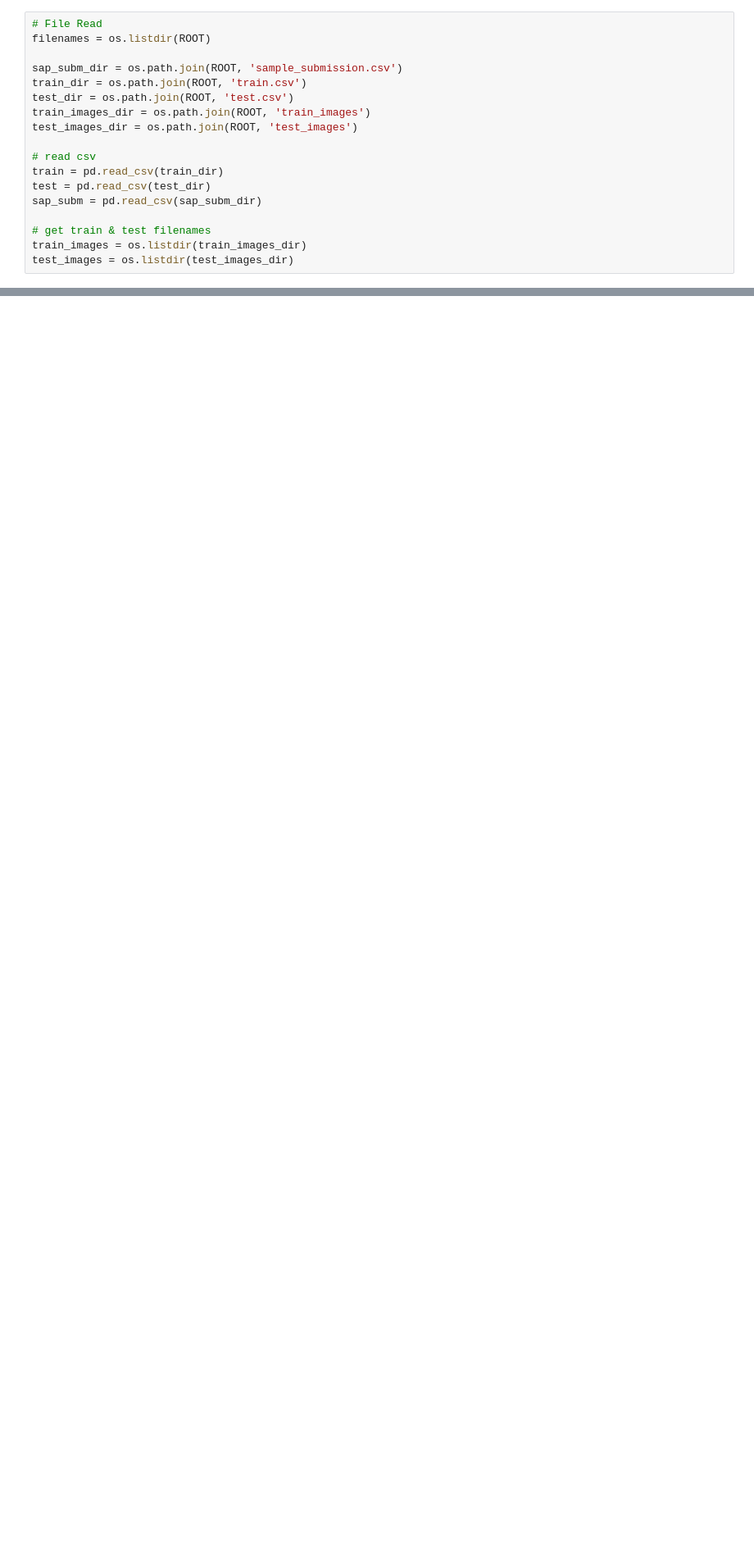
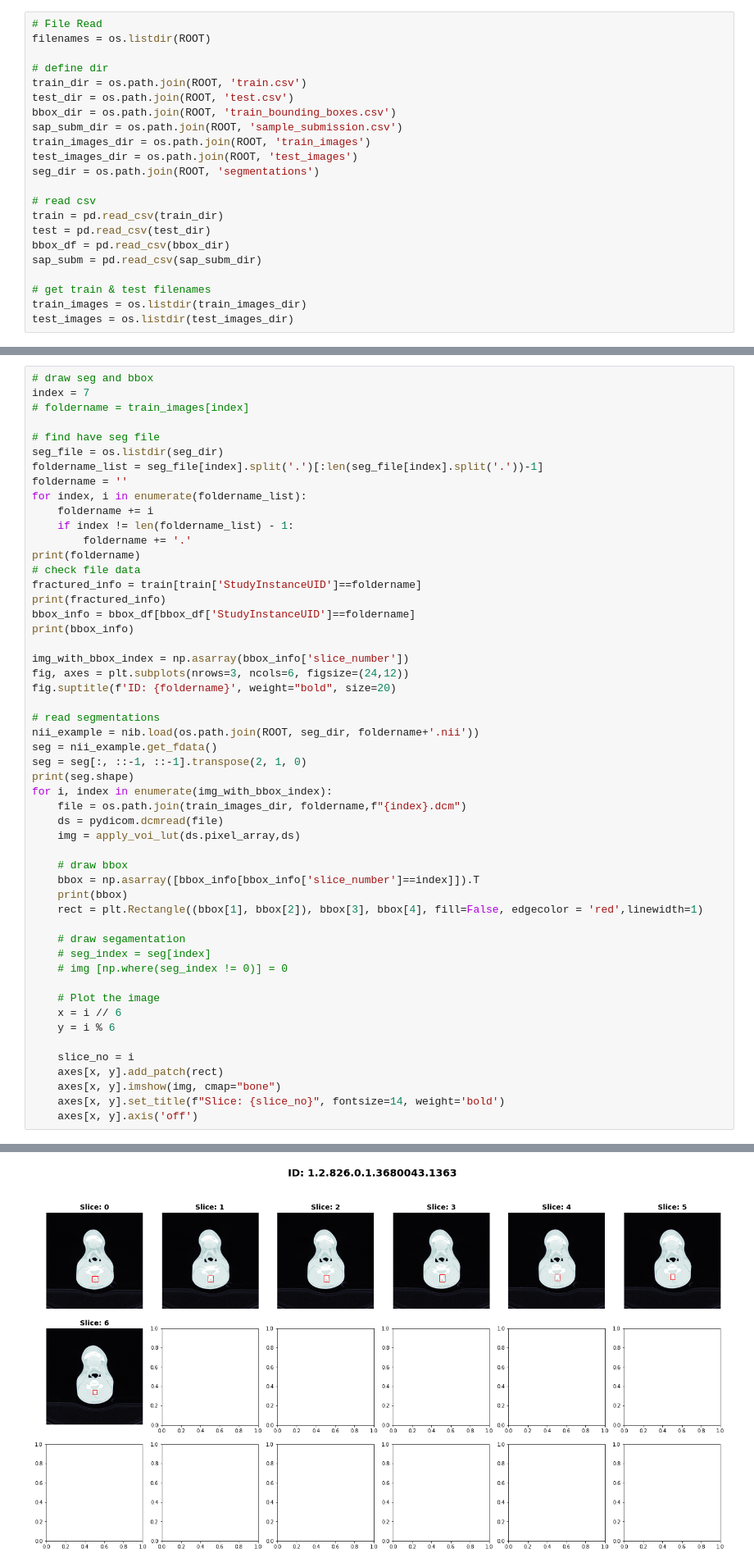
Before and after one commit to JavaZeroo/Kaggle, a Jupyter notebook: rsna-2022.ipynb, the cells around one changed output, grey strips where cells are left out. Shown: that part at 82% size. Saved outputs shown, nothing was run; the diff lists cells and outputs as text; blank space fills up the shorter version.

Commit message:
add draw bbox | need fix seg

```diff
--- a/rsna-2022.ipynb
+++ b/rsna-2022.ipynb
@@ -12,15 +14,19 @@ ROOT = 'D:\Code\RSNA\RSNA_data'
 # File Read
 filenames = os.listdir(ROOT)
 
-sap_subm_dir = os.path.join(ROOT, 'sample_submission.csv')
+# define dir
 train_dir = os.path.join(ROOT, 'train.csv')
 test_dir = os.path.join(ROOT, 'test.csv')
+bbox_dir = os.path.join(ROOT, 'train_bounding_boxes.csv')
+sap_subm_dir = os.path.join(ROOT, 'sample_submission.csv')
 train_images_dir = os.path.join(ROOT, 'train_images')
 test_images_dir = os.path.join(ROOT, 'test_images')
+seg_dir = os.path.join(ROOT, 'segmentations')
 
 # read csv
 train = pd.read_csv(train_dir)
 test = pd.read_csv(test_dir)
+bbox_df = pd.read_csv(bbox_dir)
 sap_subm = pd.read_csv(sap_subm_dir)
 
 # get train & test filenames
@@ -44,0 +47,53 @@ print(train[train['StudyInstanceUID']==foldername])
+# %%
+# draw seg and bbox
+index = 7
+# foldername = train_images[index]
+
+# find have seg file
+seg_file = os.listdir(seg_dir)
+foldername_list = seg_file[index].split('.')[:len(seg_file[index].split('.'))-1]
+foldername = ''
+for index, i in enumerate(foldername_list):
+    foldername += i
+    if index != len(foldername_list) - 1:
+        foldername += '.'
+print(foldername)
+# check file data
+fractured_info = train[train['StudyInstanceUID']==foldername]
+print(fractured_info)
+bbox_info = bbox_df[bbox_df['StudyInstanceUID']==foldername]
+print(bbox_info)
+
+img_with_bbox_index = np.asarray(bbox_info['slice_number'])
+fig, axes = plt.subplots(nrows=3, ncols=6, figsize=(24,12))
+fig.suptitle(f'ID: {foldername}', weight="bold", size=20)
+
+# read segmentations
+nii_example = nib.load(os.path.join(ROOT, seg_dir, foldername+'.nii'))
+seg = nii_example.get_fdata()
+seg = seg[:, ::-1, ::-1].transpose(2, 1, 0)
+print(seg.shape)
+for i, index in enumerate(img_with_bbox_index):
+    file = os.path.join(train_images_dir, foldername,f"{index}.dcm")
+    ds = pydicom.dcmread(file)
+    img = apply_voi_lut(ds.pixel_array,ds)
+
+    # draw bbox
+    bbox = np.asarray([bbox_info[bbox_info['slice_number']==index]]).T
+    print(bbox)
+    rect = plt.Rectangle((bbox[1], bbox[2]), bbox[3], bbox[4], fill=False, edgecolor = 'red',linewidth=1)
+
+    # draw segamentation
+    # seg_index = seg[index]
+    # img [np.where(seg_index != 0)] = 0
+
+    # Plot the image
+    x = i // 6
+    y = i % 6
+
+    slice_no = i
+    axes[x, y].add_patch(rect)
+    axes[x, y].imshow(img, cmap="bone")
+    axes[x, y].set_title(f"Slice: {slice_no}", fontsize=14, weight='bold')
+    axes[x, y].axis('off')
+# %% [output]
@@ -44,0 +117 @@ print(train[train['StudyInstanceUID']==foldername])
+[figure, added]
```
Also changed, not shown: parts of 3 cells of this notebook.
